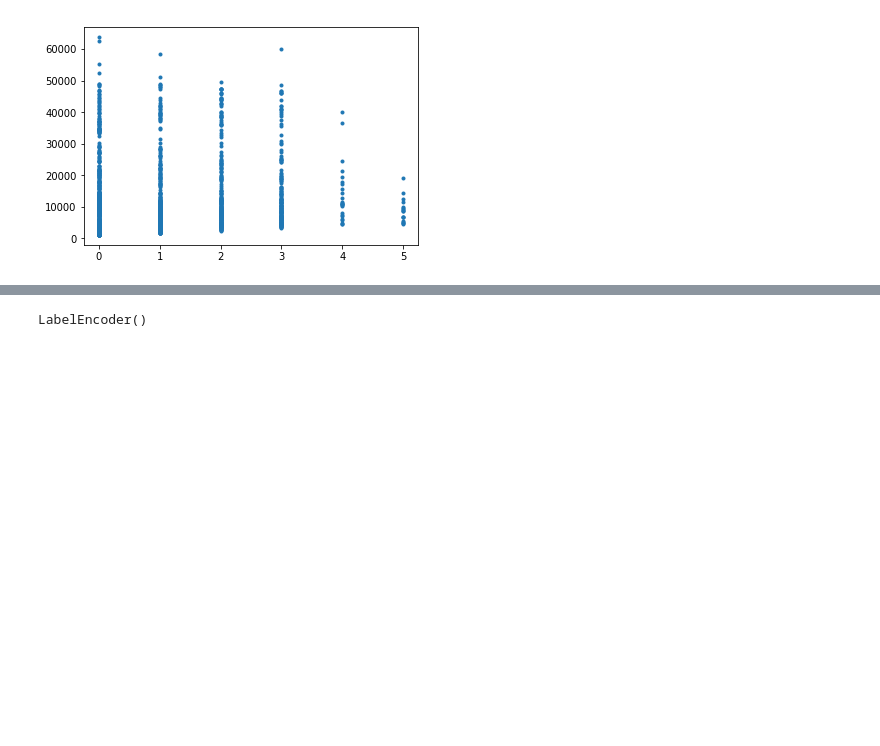
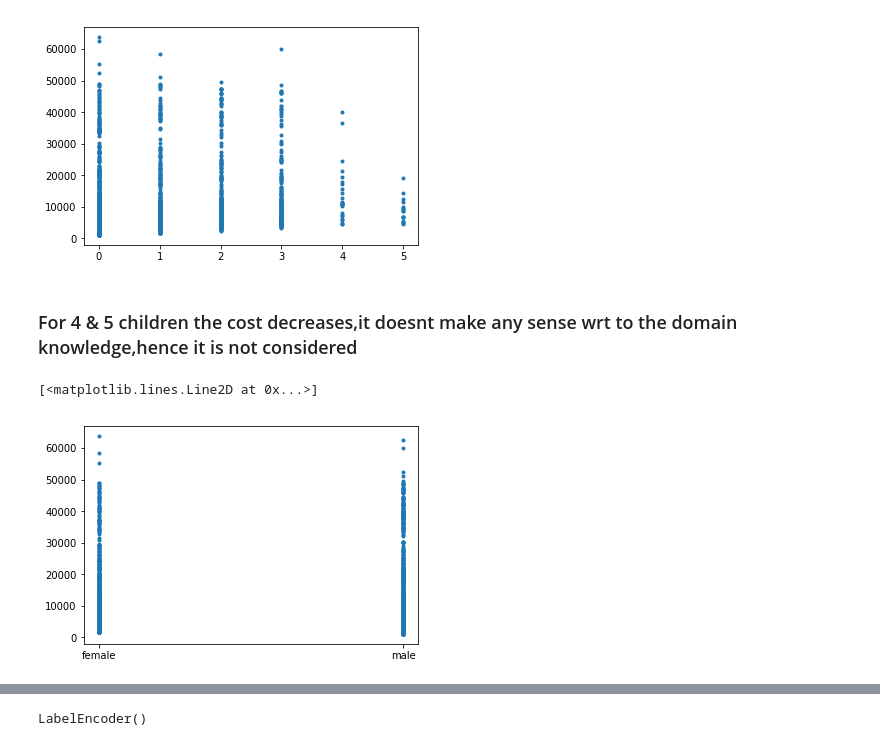
Before and after one commit to nishasridhar98/Insurance-Forecast, a Jupyter notebook: Linear Regression-Insurance Dataset.ipynb, the cells around one changed output, grey strips where cells are left out. Saved outputs shown, nothing was run; the diff lists cells and outputs as text; code cells hidden in the pictures; blank space fills up the shorter version.

Commit message:
Feature selection is done using data visualization

```diff
--- a/Linear Regression-Insurance Dataset.ipynb
+++ b/Linear Regression-Insurance Dataset.ipynb
@@ -100,3 +96,5 @@ plt.plot(data['children'],data['charges'],'.')
 # %% [output]
 [<matplotlib.lines.Line2D at 0x...>]
 [figure]
+# %% [markdown]
+### For 4 & 5 children the cost decreases,it doesnt make any sense wrt to the domain knowledge,hence it is not considered
@@ -102,0 +111,5 @@ plt.plot(data['children'],data['charges'],'.')
+# %%
+plt.plot(data['sex'],data['charges'],'.')
+# %% [output]
+[<matplotlib.lines.Line2D at 0x...>]
+[figure, added]
```
Also changed, not shown: parts of 24 cells of this notebook.
